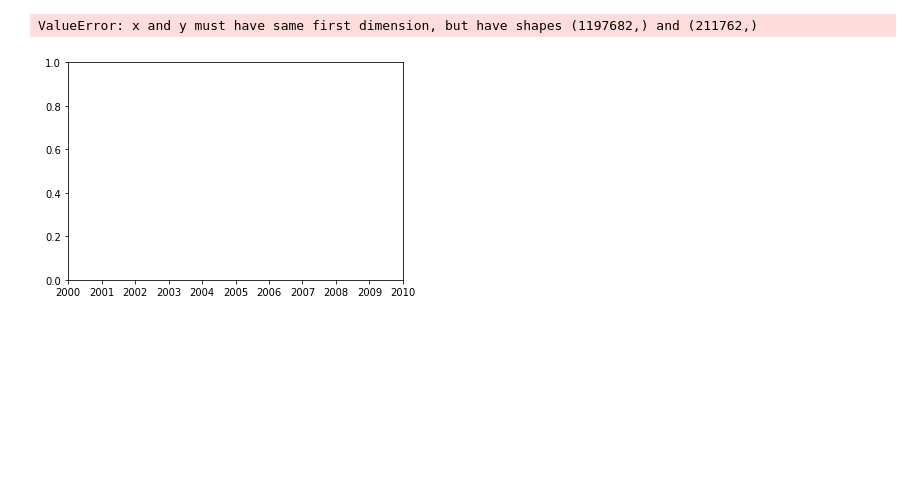
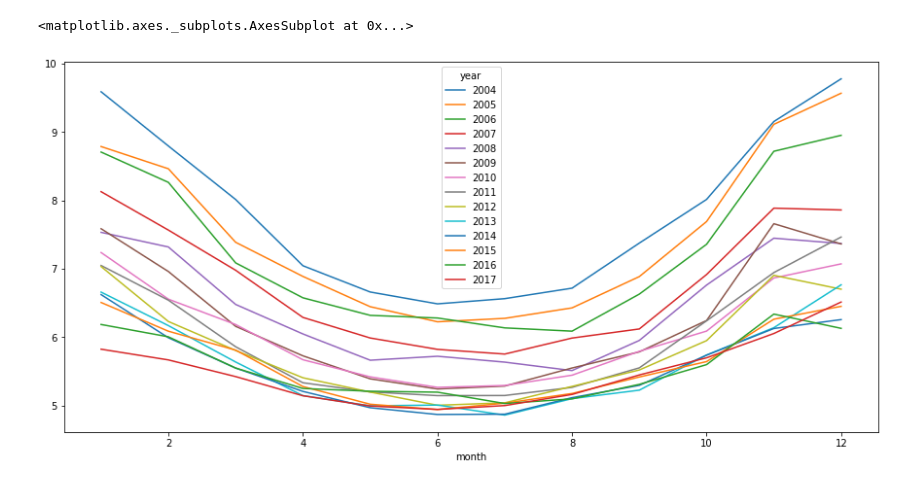
Before and after one commit to shuangsong/air_quality_analysis, a Jupyter notebook: air_quality_exploratory.ipynb, the cells around one changed output. Saved outputs shown, nothing was run; the diff lists cells and outputs as text; code cells hidden in the pictures; blank space fills up the shorter version.

```diff
--- a/air_quality_exploratory.ipynb
+++ b/air_quality_exploratory.ipynb
@@ -111,39 +153,20 @@ co_2013 = year_data(2013)
 co_2014 = year_data(2014)
 co_2015 = year_data(2015)
 co_2016 = year_data(2016)
-# %%
-import matplotlib.dates as mdates
-myFmt = mdates.DateFormatter('%m')
-
-x = df_co.date_local
-y1 = co_2011.aqi
-y2 = co_2012.aqi
-y3 = co_2013.aqi
-y4 = co_2014.aqi
-y5 = co_2015.aqi
-y6 = co_2016.aqi
-
-f, ax = plt.subplots()
-ax.plot(x, y1, 'yellow', label = '2011')
-ax.plot(x, y2, 'red', label = '2012')
-ax.plot(x, y3, 'blue', label = '2013')
-ax.plot(x, y4, 'green', label = '2014')
-ax.plot(x, y5, 'orange', label = '2015')
-ax.plot(x, y6, 'purple', label = '2016')
-
-ax.xaxis.set_major_formatter(myFmt)
-ax.grid(True)
-
-plt.rcParams['figure.figsize'] = (20,15)
-df_co['aqi'].plot(grid= True)
-plt.xlabel("year from 2011 to 2016", fontsize = 20, color = 'Blue')
-plt.xticks(fontsize = 15)
-plt.ylabel("air quality index", fontsize = 20, color = 'Blue')
-plt.yticks(fontsize = 15)
-ax.set_ylim(5, 35)
-plt.title("AQI value 2011 to 2016", fontsize = 30, color = 'DarkBlue')
-plt.legend(prop = {'size': 20}, frameon = True, fancybox = True, shadow = True, framealpha = 1, bbox_to_anchor=(1.22, 1))
-plt.show()
-# %% [output]
-ValueError: x and y must have same first dimension, but have shapes (1197682,) and (211762,)
-[figure, removed]
+# %%
+import matplotlib.dates as mdates
+myFmt = mdates.DateFormatter('%m')
+
+x = df_co.date_local
+y1 = co_2011.aqi_mean_of_year
+y2 = co_2012.aqi_mean_of_year
+y3 = co_2013.aqi_mean_of_year
+y4 = co_2014.aqi_mean_of_year
+y5 = co_2015.aqi_mean_of_year
+y6 = co_2016.aqi_mean_of_year
+
+fig,ax = plt.subplots(figsize = (15,7))
+df_co.groupby(['month','year']).mean()['aqi'].unstack().plot(ax=ax)
+# %% [output]
+<matplotlib.axes._subplots.AxesSubplot at 0x...>
+[figure, added]
```
Also changed, not shown: parts of 13 cells of this notebook.
